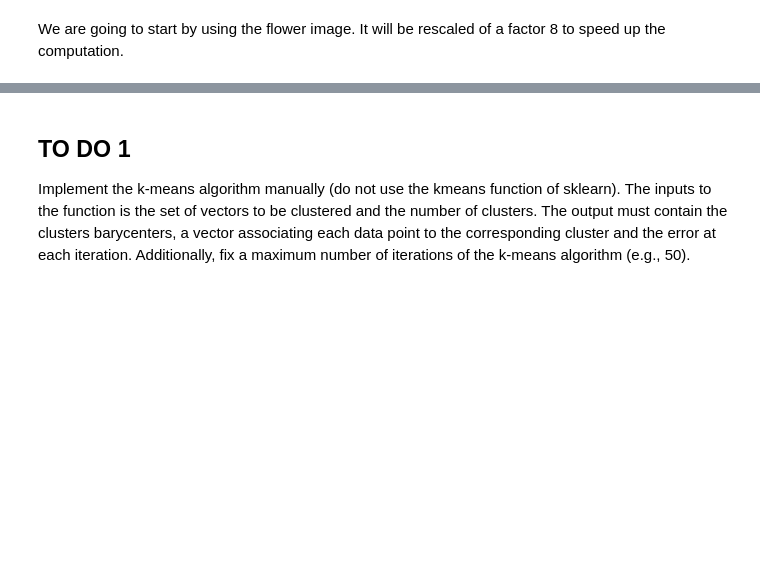
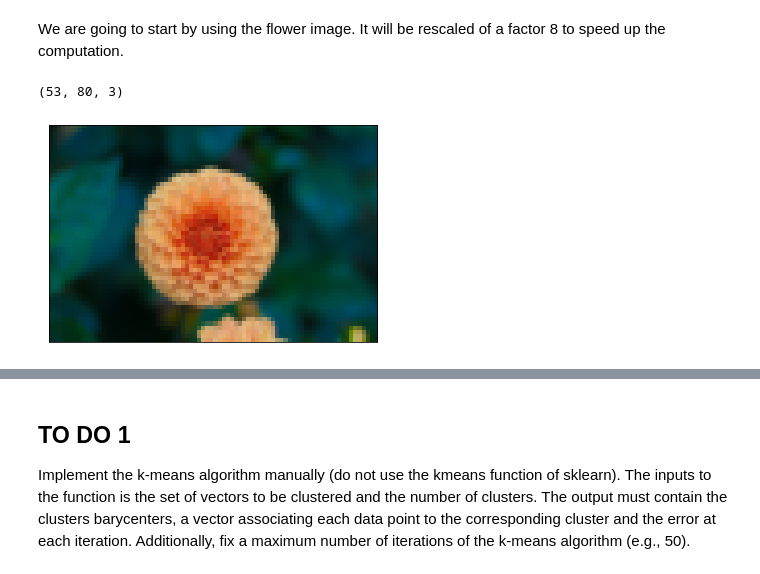
Before and after one commit to mdkameli/MLlab, a Jupyter notebook: lab_03/Clustering exercise.ipynb, the cells around one changed output, grey strips where cells are left out. Drawn from its saved outputs; the diff is of its cells as text; code cells hidden in the pictures; blank space fills up the shorter version.

```diff
--- a/lab_03/Clustering exercise.ipynb
+++ b/lab_03/Clustering exercise.ipynb
@@ -58,14 +66,17 @@ We are going to start by using the flower image. It will be rescaled of a factor
 # %%
 # Rescale the image of a factor of 8
 # The anti-aliasing can be enabled for better performances but requires a recent version of the python packages
 
-#flower_rescaled = rescale(flower, 1.0 / 8.0, anti_aliasing=True, multichannel=True) #new versions
-flower_rescaled = rescale(flower, 1.0 / 8.0)  # better compatibility
+flower_rescaled = rescale(flower, 1.0 / 8.0, anti_aliasing=True, multichannel=True) #new versions
+#flower_rescaled = rescale(flower, 1.0 / 8.0)  # better compatibility
 
 # Firstly, we are going to visualize the rescaled version
 print(flower_rescaled.shape)
 ax = plt.axes(xticks=[], yticks=[])
 ax.imshow(flower_rescaled);
+# %% [output]
+(53, 80, 3)
+[figure, added]
 # %%
 # reshape the data to a matrix of num_pixels x 3
 
```
Also changed, not shown: parts of 37 cells of this notebook.
